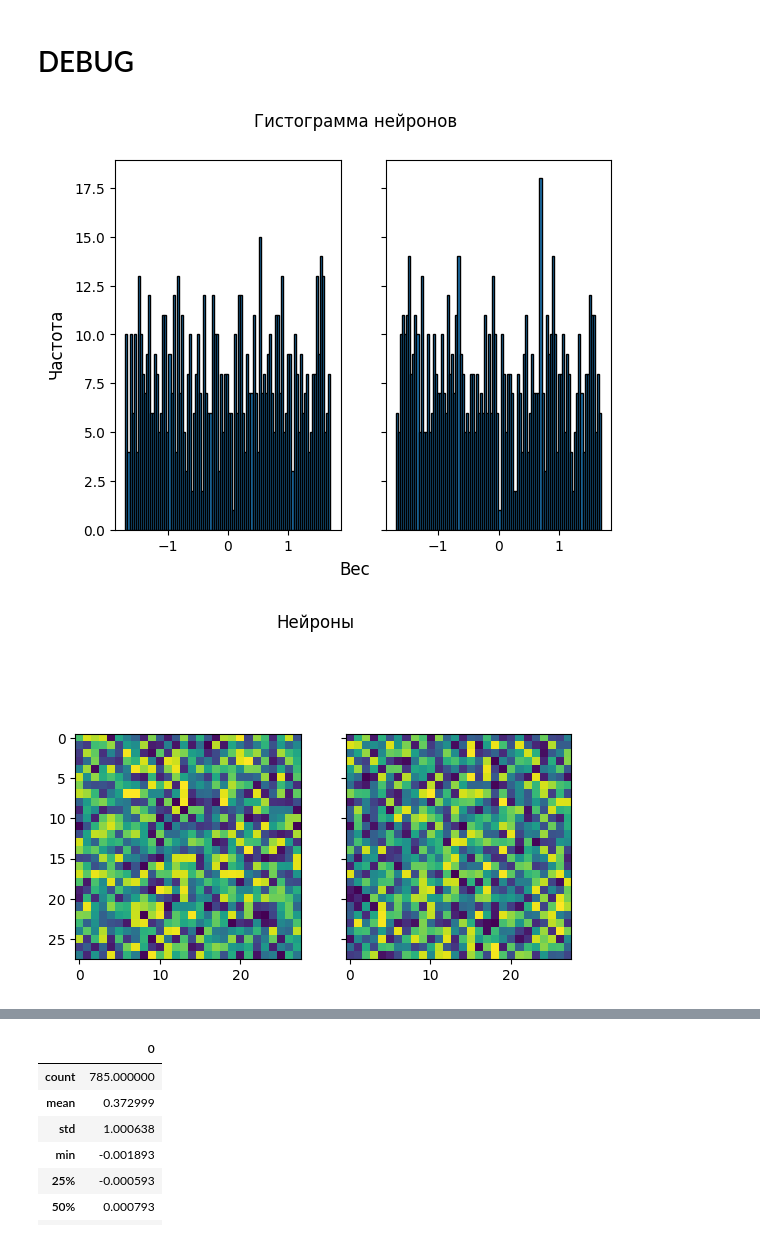
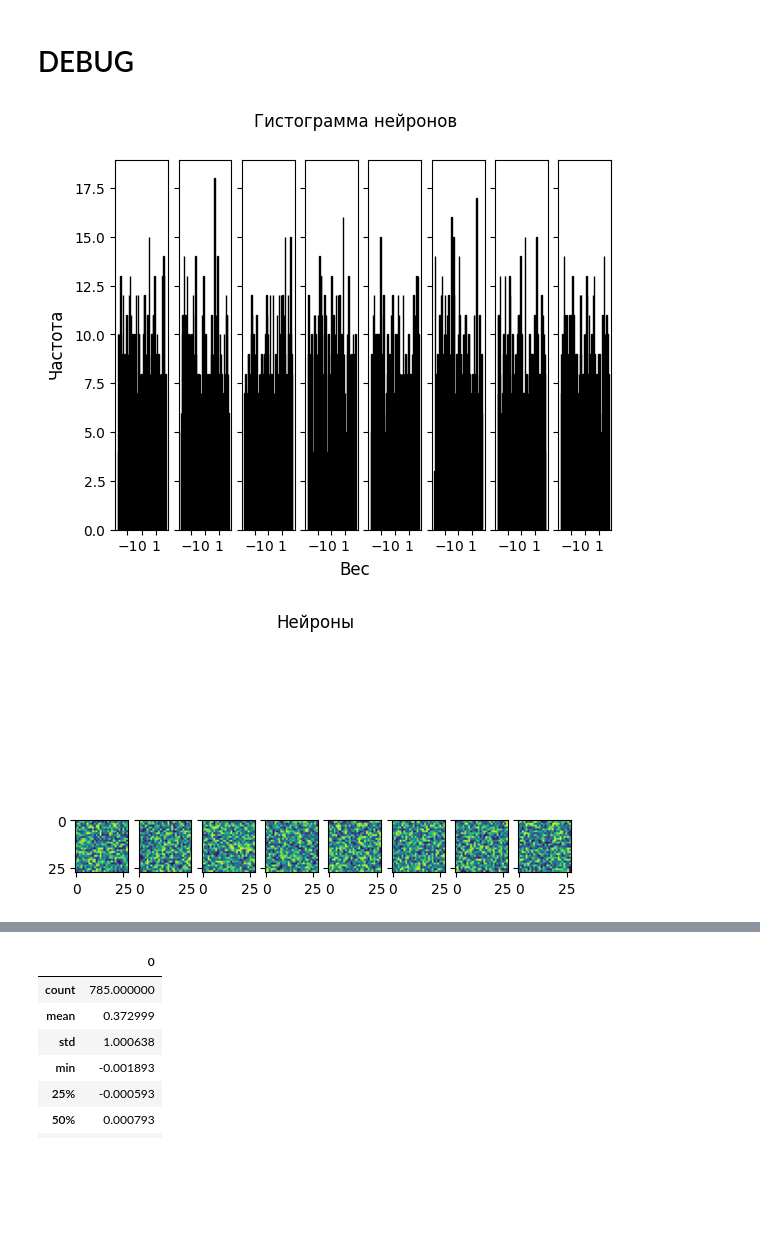
Before and after one commit to AndreyE/micrograd, a Jupyter notebook: mnist.ipynb, the cells around one changed output, grey strips where cells are left out. Drawn from its saved outputs; the diff is of its cells as text; code cells hidden in the pictures; blank space fills up the shorter version.

```diff
--- a/mnist.ipynb
+++ b/mnist.ipynb
@@ -344,33 +344,34 @@ step 0: loss 10.0, accuracy 50.0%
 # %%
 classes = [1, 2]
 
 x, y = select_batch(X_train, Y_train, classes, 10, void_ratio=0.0)
 oh_encoder, oh_decoder = oh_encode(classes)
 y_oh = oh_encoder(y)
 
 model = MLP(
     784,
     [
+        (8, 'xspace'),
         (len(classes), 'xspace')
     ],
     lr=1.0,
     # init=lambda: -1.0
 )
 model.norm()
 
 def loss():
     input = arr2vals(x, 'input')
     scores = feed_forward(model, input)
     targets = arr2vals(y_oh, 'target')
 
     total_loss = calc_loss(scores, targets)
     acc = calc_accuracy(scores, targets, oh_decoder)
     return total_loss, acc * 100
 
 NEURONS = model.layers[0].neurons
 all_neurons_histo(NEURONS)
 draw_all_neurons(NEURONS)
 # %% [output]
-[figure, old version]
+[figure, new version]
-[figure, old version]
+[figure, new version]
 # %%
```
Also changed, not shown: parts of 5 cells of this notebook, 1 other file.
